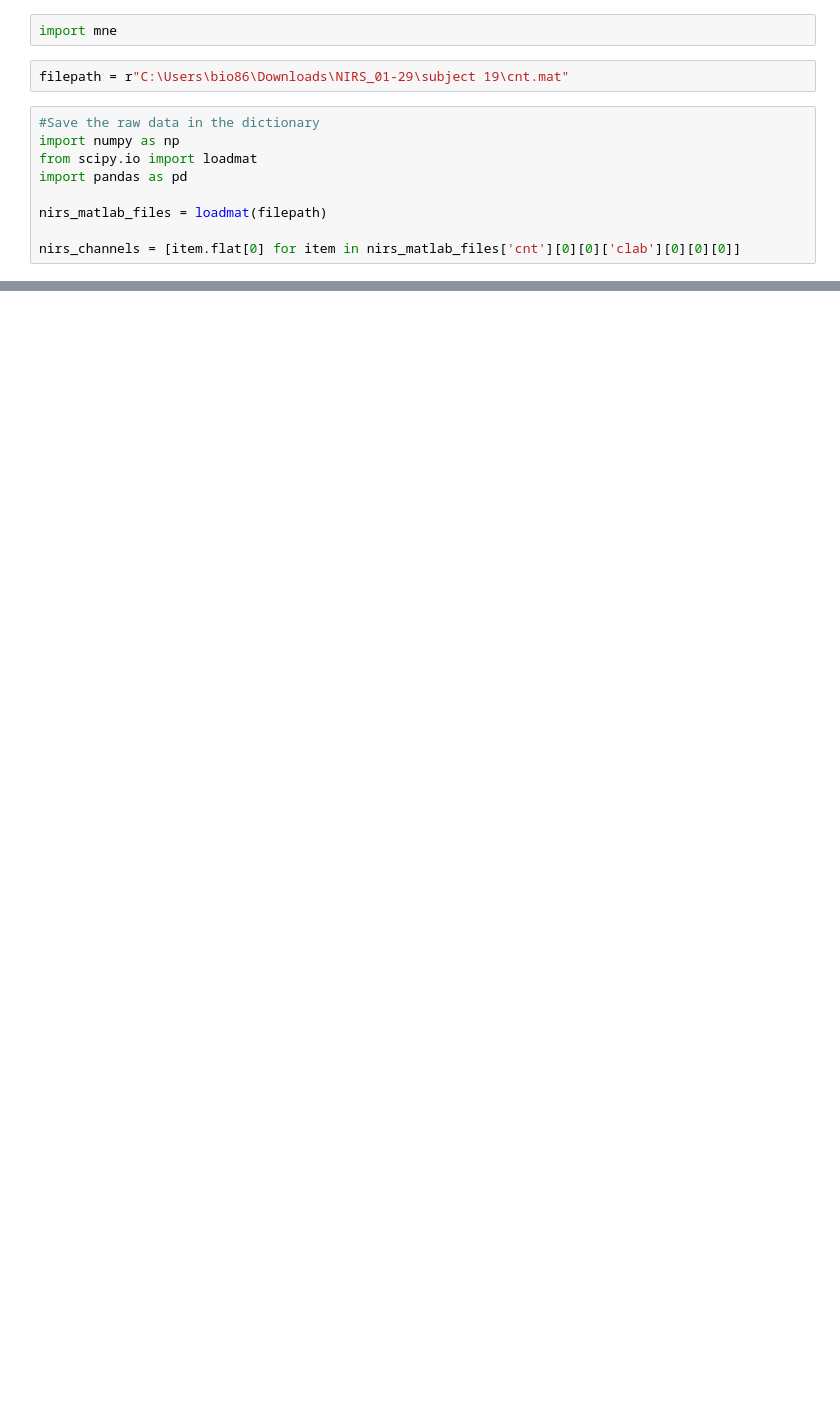
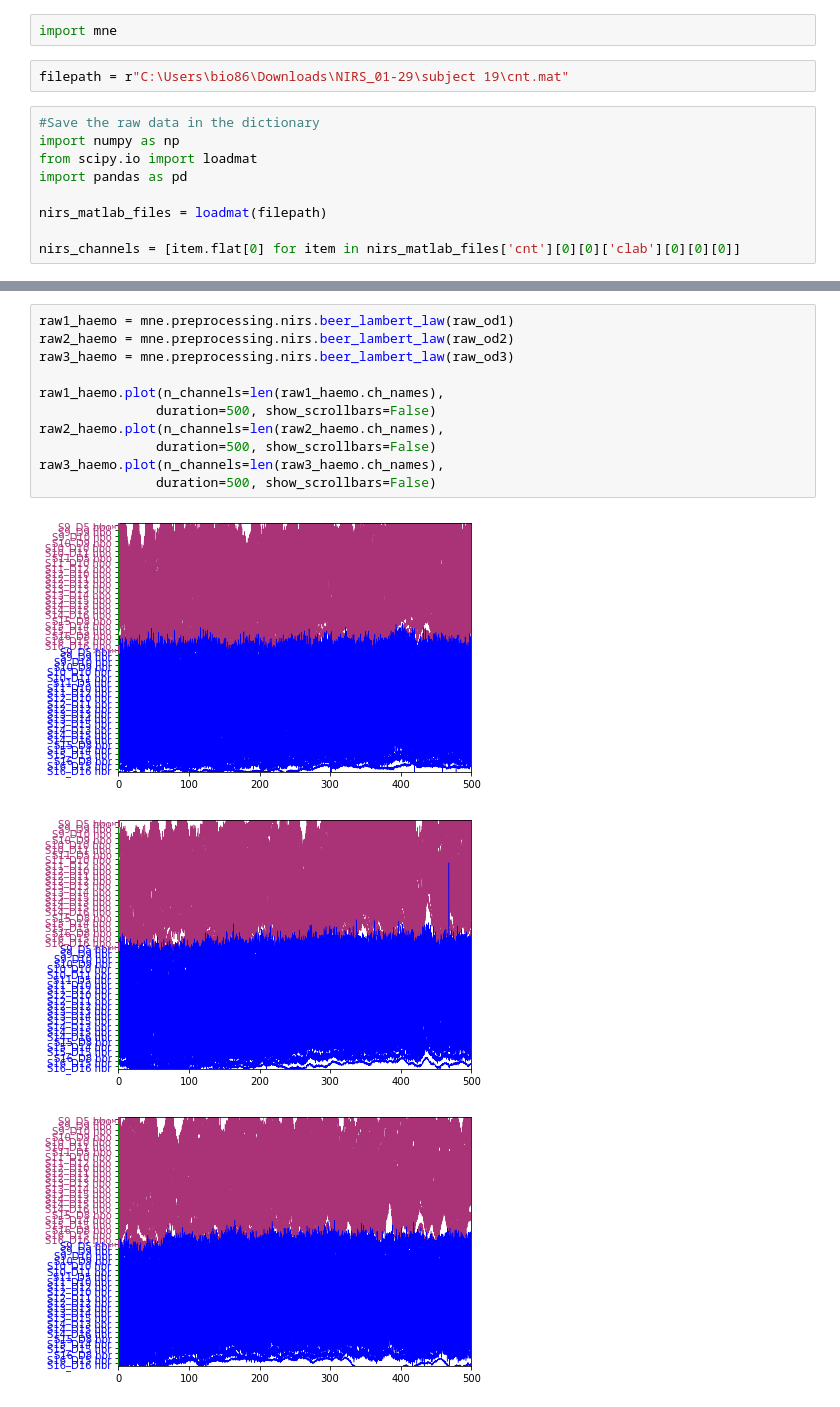
Before and after one commit to Isamaoz/Dissertation, a Jupyter notebook: test-19-NIRS.ipynb, the cells around one changed output, grey strips where cells are left out. Drawn from its saved outputs; the diff is of its cells as text; blank space fills up the shorter version.

```diff
--- a/test-19-NIRS.ipynb
+++ b/test-19-NIRS.ipynb
@@ -81,0 +323,15 @@ info_highWL.set_montage(mnt_highWL)
+# %%
+raw1_haemo = mne.preprocessing.nirs.beer_lambert_law(raw_od1)
+raw2_haemo = mne.preprocessing.nirs.beer_lambert_law(raw_od2)
+raw3_haemo = mne.preprocessing.nirs.beer_lambert_law(raw_od3)
+
+raw1_haemo.plot(n_channels=len(raw1_haemo.ch_names),
+               duration=500, show_scrollbars=False)
+raw2_haemo.plot(n_channels=len(raw2_haemo.ch_names),
+               duration=500, show_scrollbars=False)
+raw3_haemo.plot(n_channels=len(raw3_haemo.ch_names),
+               duration=500, show_scrollbars=False)
+# %% [output]
+[figure, added]
+[figure, added]
+[figure, added]
```
Also changed, not shown: parts of 55 cells of this notebook, 3 other files.
